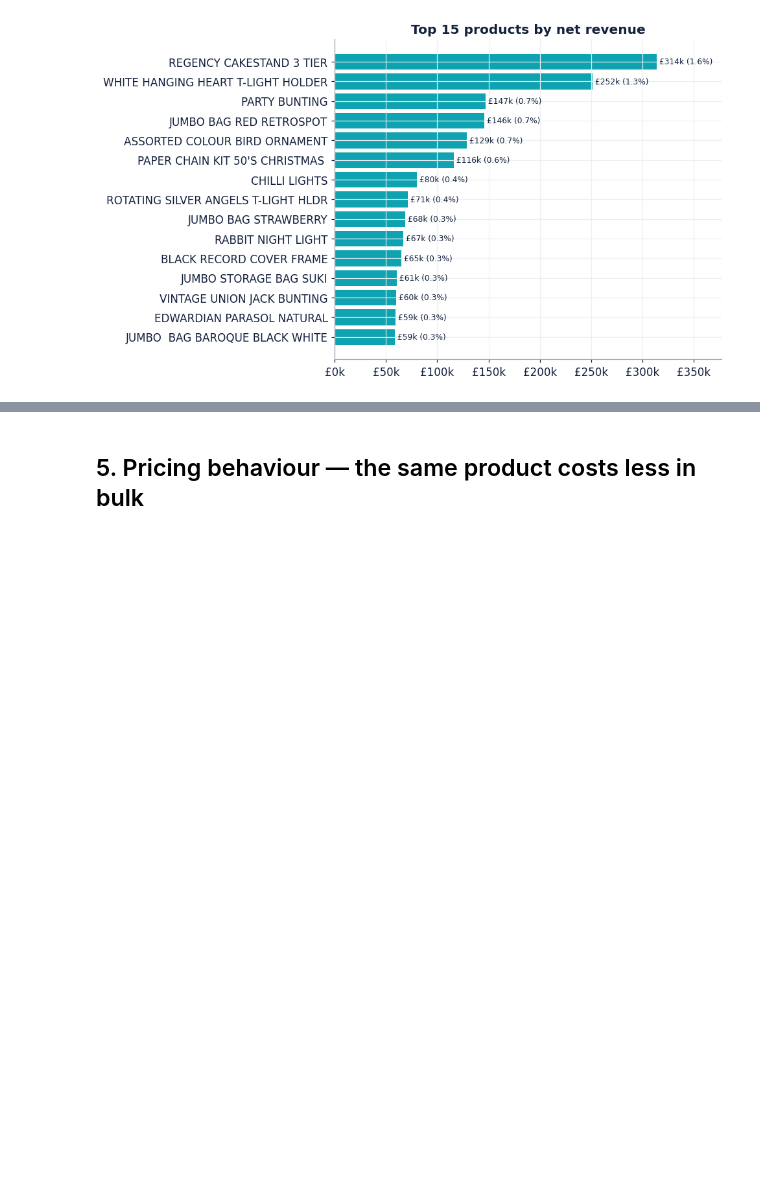
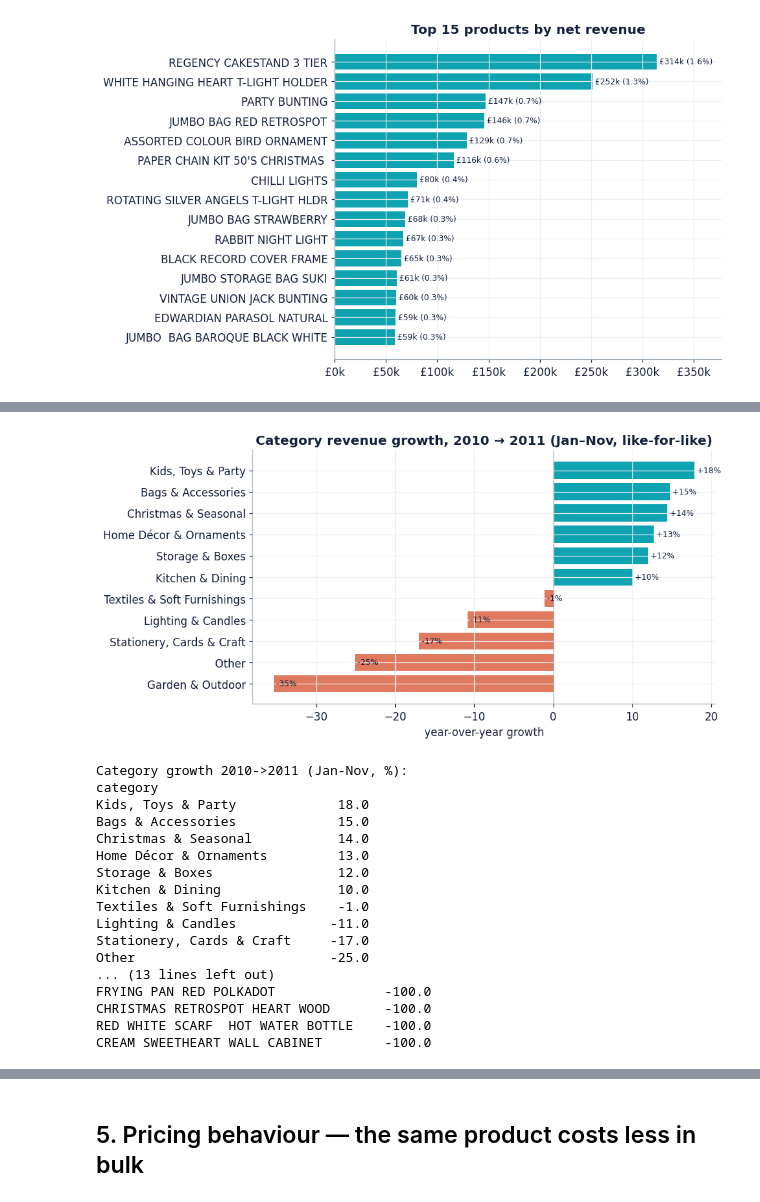
Before and after one commit to Darth0525/uk-online-retailer-eda, a Jupyter notebook: analysis/02_analysis_and_insights.ipynb, the cells around one changed output, grey strips where cells are left out. Cells and saved outputs as stored; diff of their text form; code cells hidden in the pictures; blank space fills up the shorter version.

```diff
--- a/analysis/02_analysis_and_insights.ipynb
+++ b/analysis/02_analysis_and_insights.ipynb
@@ -213,0 +300,47 @@ Categories are a **heuristic** derived from messy free-text descriptions (about
+# %%
+# Matched Jan-Nov window, 2010 vs 2011, so the Dec truncation doesn't distort growth.
+win = sales[(sales["InvoiceDate"].dt.month <= 11) & (sales["InvoiceDate"].dt.year.isin([2010, 2011]))]
+cat_yoy = (win.assign(year=win["InvoiceDate"].dt.year)
+              .groupby(["category", "year"])["Revenue"].sum().unstack("year").dropna())
+cat_yoy["growth_%"] = (cat_yoy[2011] / cat_yoy[2010] - 1) * 100
+cat_yoy = cat_yoy.sort_values("growth_%")
+fig, ax = plt.subplots(figsize=(9, 4.6))
+ax.barh(cat_yoy.index, cat_yoy["growth_%"],
+        color=[CORAL if g < 0 else TEAL for g in cat_yoy["growth_%"]])
+ax.axvline(0, color=GRAY, lw=0.8)
+for i, (c, g) in enumerate(cat_yoy["growth_%"].items()):
+    ax.text(g, i, f" {g:+.0f}%", va="center", fontsize=8, color=NAVY)
+ax.set_title("Category revenue growth, 2010 → 2011 (Jan–Nov, like-for-like)")
+ax.set_xlabel("year-over-year growth")
+plt.tight_layout(); plt.show()
+
+# Fastest-moving individual products (ignore tiny 2010 bases to avoid noisy ratios).
+sku = (win.assign(year=win["InvoiceDate"].dt.year)
+          .groupby(["Description", "year"])["Revenue"].sum().unstack("year").dropna())
+sku = sku[sku[2010] > 2000]; sku["growth_%"] = (sku[2011] / sku[2010] - 1) * 100
+print("Category growth 2010->2011 (Jan-Nov, %):")
+print(cat_yoy["growth_%"].round(0).sort_values(ascending=False).to_string())
+print()
+print("Fastest-growing products (2010→2011, >£2k base):")
+print(sku.sort_values("growth_%", ascending=False).head(5)["growth_%"].round(0).to_string())
+print("\nFastest-declining products:")
+print(sku.sort_values("growth_%").head(5)["growth_%"].round(0).to_string())
+# %% [output]
+[figure, added]
+Category growth 2010->2011 (Jan-Nov, %):
+category
+Kids, Toys & Party             18.0
+Bags & Accessories             15.0
+Christmas & Seasonal           14.0
+Home Décor & Ornaments         13.0
+Storage & Boxes                12.0
+Kitchen & Dining               10.0
+Textiles & Soft Furnishings    -1.0
+Lighting & Candles            -11.0
+Stationery, Cards & Craft     -17.0
+Other                         -25.0
+... (13 lines left out)
+FRYING PAN RED POLKADOT              -100.0
+CHRISTMAS RETROSPOT HEART WOOD       -100.0
+RED WHITE SCARF  HOT WATER BOTTLE    -100.0
+CREAM SWEETHEART WALL CABINET        -100.0
```
Also changed, not shown: parts of 59 cells of this notebook, 2 other files.
